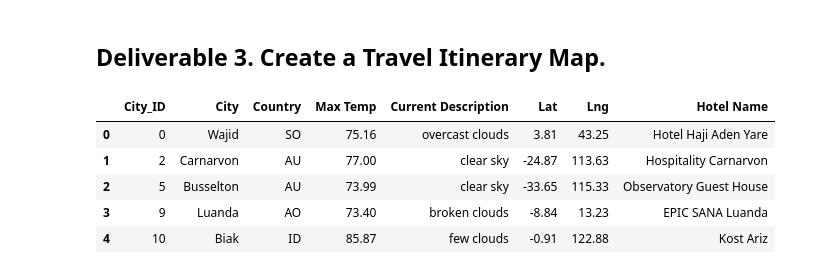
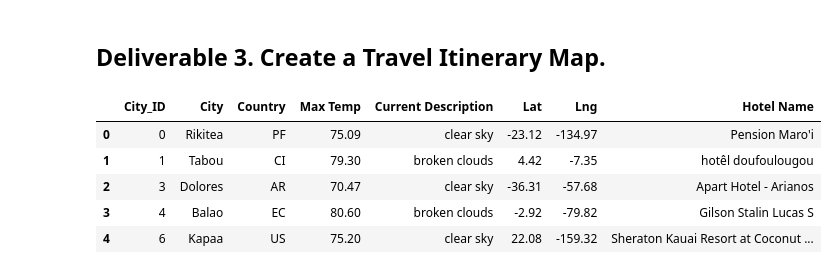
Before and after one commit to agoulart250/World_Weather_Analysis, a Jupyter notebook: Vacation_Itinerary.ipynb, the cells around one changed output. Drawn from its saved outputs; the diff is of its cells as text; code cells hidden in the pictures.

```diff
--- a/Vacation_Itinerary.ipynb
+++ b/Vacation_Itinerary.ipynb
@@ -13,15 +14,15 @@ from config import g_key
 gmaps.configure(api_key=g_key)
 # %%
 # 1. Read the WeatherPy_vacation.csv into a DataFrame.
-vacation_df = pd.read_csv("Weather_Database/WeatherPy_vacation.csv")
+vacation_df = pd.read_csv("Vacation_Search/WeatherPy_vacation.csv")
 vacation_df.head()
 # %% [output]
 |  | City_ID | City | Country | Max Temp | Current Description | Lat | Lng | Hotel Name |
-| 0 | 0 | Wajid | SO | 75.16 | overcast clouds | 3.81 | 43.25 | Hotel Haji Aden Yare |
-| 1 | 2 | Carnarvon | AU | 77.00 | clear sky | -24.87 | 113.63 | Hospitality Carnarvon |
-| 2 | 5 | Busselton | AU | 73.99 | clear sky | -33.65 | 115.33 | Observatory Guest House |
-| 3 | 9 | Luanda | AO | 73.40 | broken clouds | -8.84 | 13.23 | EPIC SANA Luanda |
-| 4 | 10 | Biak | ID | 85.87 | few clouds | -0.91 | 122.88 | Kost Ariz |
+| 0 | 0 | Rikitea | PF | 75.09 | clear sky | -23.12 | -134.97 | Pension Maro'i |
+| 1 | 1 | Tabou | CI | 79.30 | broken clouds | 4.42 | -7.35 | hotêl doufoulougou |
+| 2 | 3 | Dolores | AR | 70.47 | clear sky | -36.31 | -57.68 | Apart Hotel - Arianos |
+| 3 | 4 | Balao | EC | 80.60 | broken clouds | -2.92 | -79.82 | Gilson Stalin Lucas S |
+| 4 | 6 | Kapaa | US | 75.20 | clear sky | 22.08 | -159.32 | Sheraton Kauai Resort at Coconut ... |
 # %%
 # 2. Using the template add the city name, the country code, the weather description and maximum temperature for the city.
 info_box_template = """
```
Also changed, not shown: parts of 7 cells of this notebook, 8 other files.
